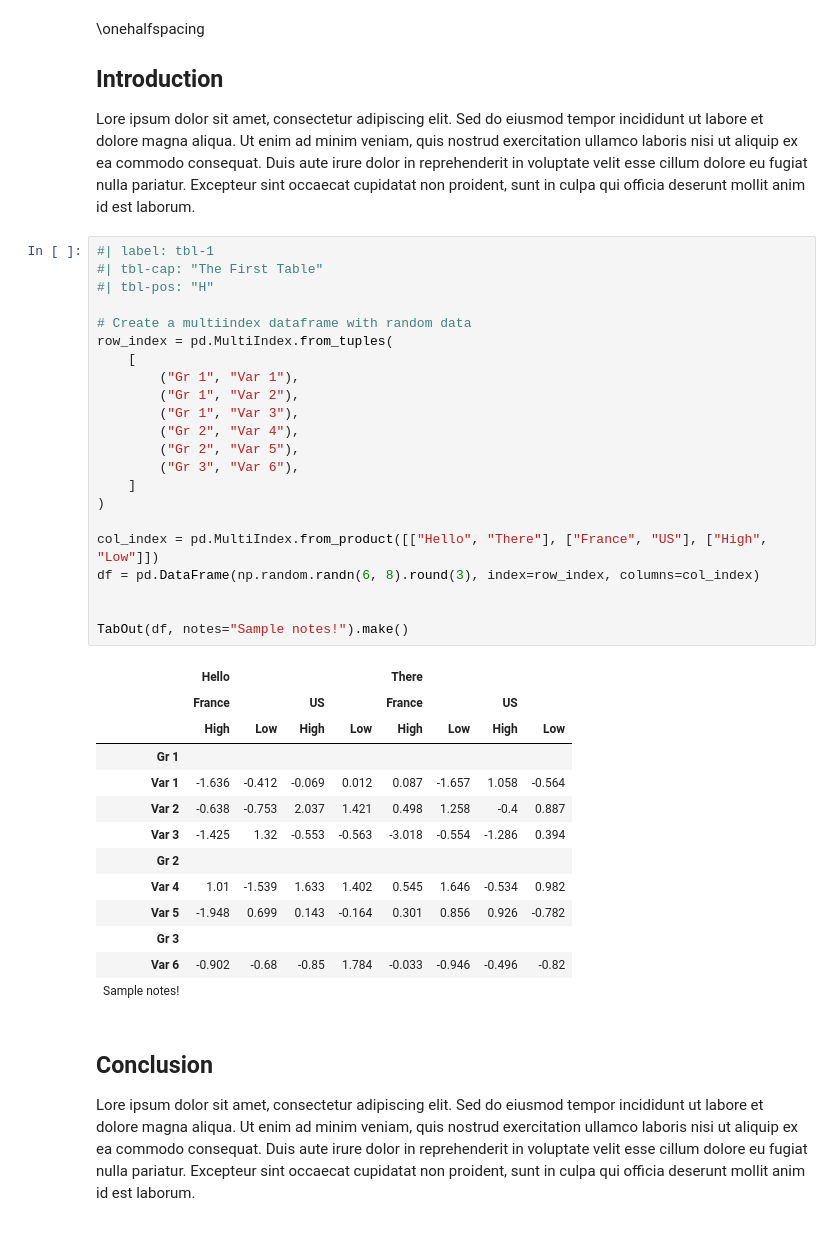
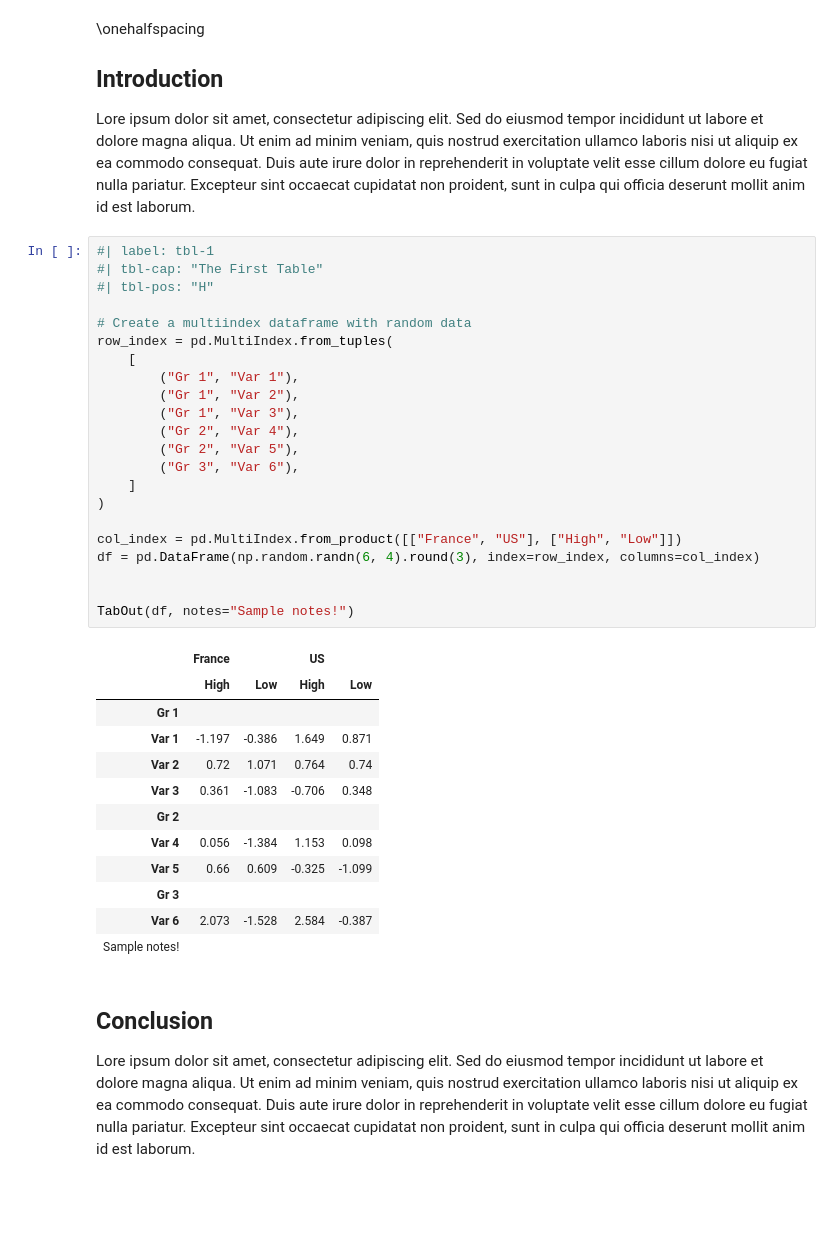
Before and after one commit to dsliwka/maketables, a Jupyter notebook: testQuarto.ipynb, the cells around one changed output. Drawn from its saved outputs; the diff is of its cells as text; blank space fills up the shorter version.

```diff
--- a/testQuarto.ipynb
+++ b/testQuarto.ipynb
@@ -49,39 +52,38 @@ Lore ipsum dolor sit amet, consectetur adipiscing elit. Sed do eiusmod tempor in
 # %%
 #| label: tbl-1
 #| tbl-cap: "The First Table"
 #| tbl-pos: "H"
 
 # Create a multiindex dataframe with random data
 row_index = pd.MultiIndex.from_tuples(
     [
         ("Gr 1", "Var 1"),
         ("Gr 1", "Var 2"),
         ("Gr 1", "Var 3"),
         ("Gr 2", "Var 4"),
         ("Gr 2", "Var 5"),
         ("Gr 3", "Var 6"),
     ]
 )
 
-col_index = pd.MultiIndex.from_product([["Hello", "There"], ["France", "US"], ["High", "Low"]])
-df = pd.DataFrame(np.random.randn(6, 8).round(3), index=row_index, columns=col_index)
+col_index = pd.MultiIndex.from_product([["France", "US"], ["High", "Low"]])
+df = pd.DataFrame(np.random.randn(6, 4).round(3), index=row_index, columns=col_index)
 
 
-TabOut(df, notes="Sample notes!").make()
+TabOut(df, notes="Sample notes!")
 # %% [output]
-|  | Hello |  |  |  | There |  |  |  |
-|  | France |  | US |  | France |  | US |  |
-|  | High | Low | High | Low | High | Low | High | Low |
-| Gr 1 |  |  |  |  |  |  |  |  |
-| Var 1 | -1.636 | -0.412 | -0.069 | 0.012 | 0.087 | -1.657 | 1.058 | -0.564 |
-| Var 2 | -0.638 | -0.753 | 2.037 | 1.421 | 0.498 | 1.258 | -0.4 | 0.887 |
-| Var 3 | -1.425 | 1.32 | -0.553 | -0.563 | -3.018 | -0.554 | -1.286 | 0.394 |
-| Gr 2 |  |  |  |  |  |  |  |  |
-| Var 4 | 1.01 | -1.539 | 1.633 | 1.402 | 0.545 | 1.646 | -0.534 | 0.982 |
-| Var 5 | -1.948 | 0.699 | 0.143 | -0.164 | 0.301 | 0.856 | 0.926 | -0.782 |
-| Gr 3 |  |  |  |  |  |  |  |  |
-| Var 6 | -0.902 | -0.68 | -0.85 | 1.784 | -0.033 | -0.946 | -0.496 | -0.82 |
-| Sample notes! |  |  |  |  |  |  |  |  |
+|  | France |  | US |  |
+|  | High | Low | High | Low |
+| Gr 1 |  |  |  |  |
+| Var 1 | -1.197 | -0.386 | 1.649 | 0.871 |
+| Var 2 | 0.72 | 1.071 | 0.764 | 0.74 |
+| Var 3 | 0.361 | -1.083 | -0.706 | 0.348 |
+| Gr 2 |  |  |  |  |
+| Var 4 | 0.056 | -1.384 | 1.153 | 0.098 |
+| Var 5 | 0.66 | 0.609 | -0.325 | -1.099 |
+| Gr 3 |  |  |  |  |
+| Var 6 | 2.073 | -1.528 | 2.584 | -0.387 |
+| Sample notes! |  |  |  |  |
 # %% [markdown]
 ## Conclusion
 
```
Also changed, not shown: parts of 2 cells of this notebook, 4 other files.
